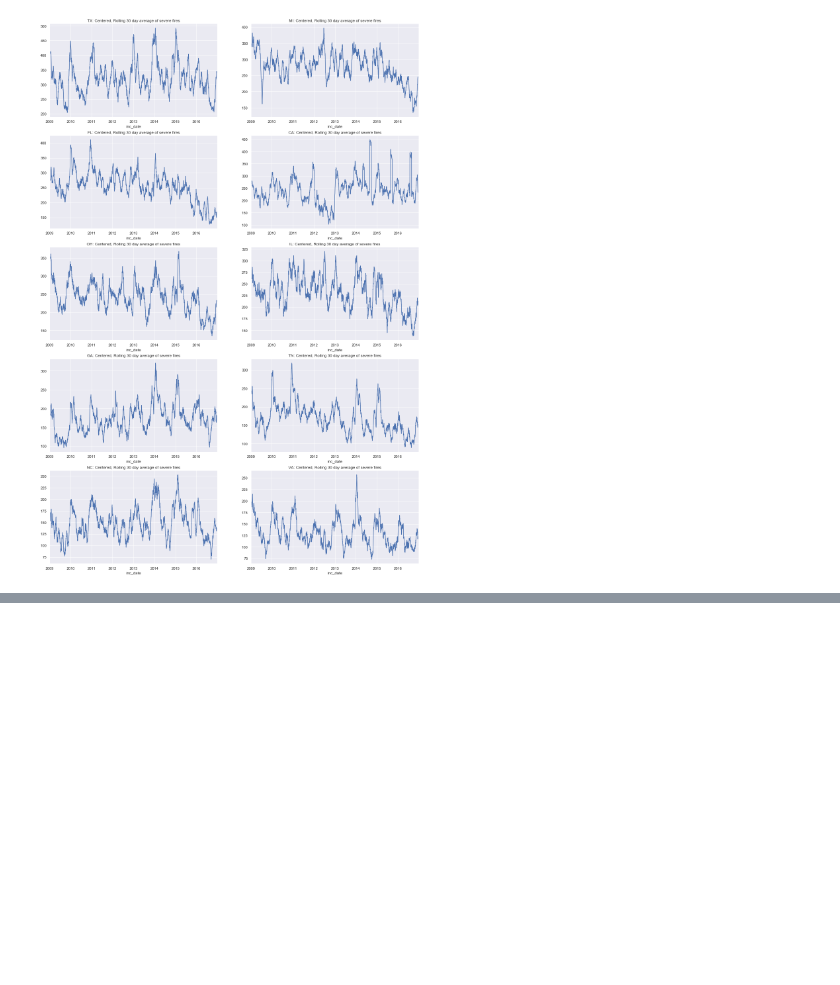
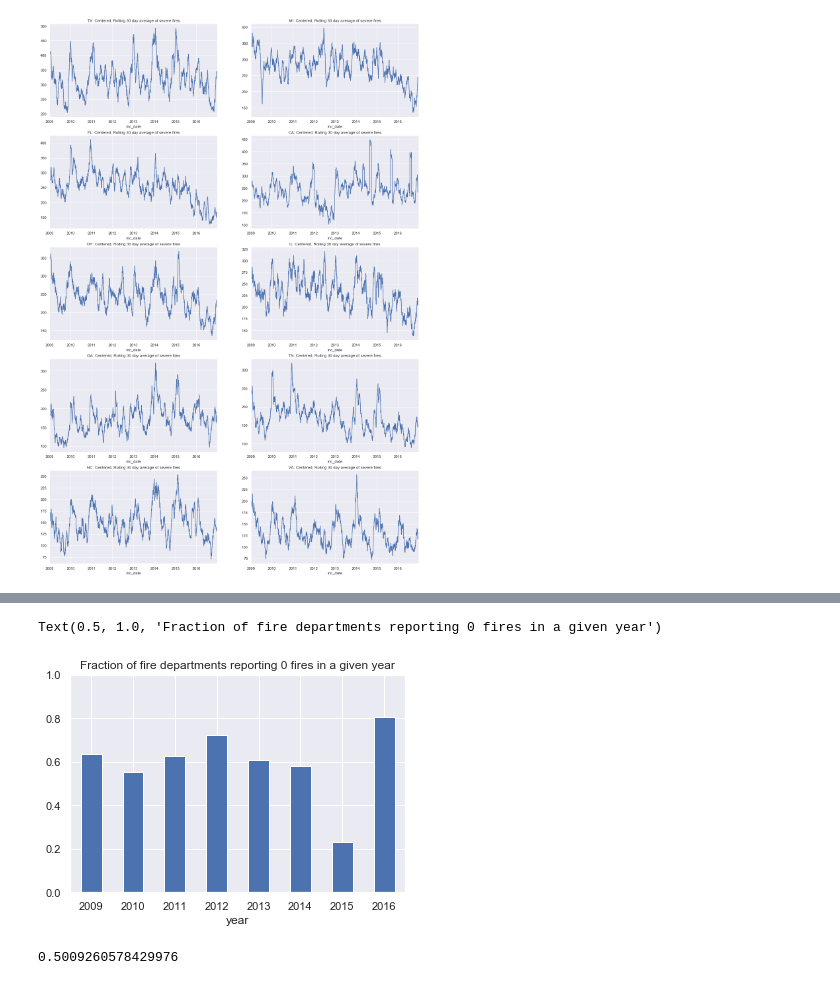
Before and after one commit to DataKind-DC/rcp2, a Jupyter notebook: notebooks/thw_EDA_nfirs_svi_data.ipynb, the cells around one changed output, grey strips where cells are left out. Saved outputs shown, nothing was run; the diff lists cells and outputs as text; code cells hidden in the pictures; blank space fills up the shorter version.

Commit message:
added more EDA, fire dept analysis, SVI correlations

```diff
--- a/notebooks/thw_EDA_nfirs_svi_data.ipynb
+++ b/notebooks/thw_EDA_nfirs_svi_data.ipynb
@@ -311,0 +370,3 @@ for state,ax in zip(top_10_states,fig.axes):
+# %%
+# join on st_fdid
+nfirs = nfirs.merge(fire_depts[['st_fdid','Unique ID']].drop_duplicates(subset=['st_fdid']),how='left',on='st_fdid',validate='many_to_one')
@@ -311,0 +380,15 @@ for state,ax in zip(top_10_states,fig.axes):
+# %%
+# Zero-pad the fdid numbers to the correct length. The FDID manual suggests that this should be used
+nfirs['fdid2'] = nfirs['fdid'].str.zfill(5)
+nfirs['st_fdid2'] = nfirs['state'] + nfirs['fdid2']
+
+# Frequency table
+nfirs_fdid = pd.crosstab(nfirs['st_fdid2'],[nfirs['year'],nfirs['severe_fire']])
+
+# Add tot_fires columns
+for year in [2009,2010,2011,2012,2013,2014,2015,2016]:
+    nfirs_fdid[(year,'tot_fires')] = nfirs_fdid[(year,'not_sev_fire')] + nfirs_fdid[(year,'sev_fire')]
+nfirs_fdid = nfirs_fdid[sorted(nfirs_fdid.columns)]
+
+# column list to use
+year_tot_fires_cols = [(year, 'tot_fires') for year in [2009,2010,2011,2012,2013,2014,2015,2016]]
@@ -311,0 +437,2 @@ for state,ax in zip(top_10_states,fig.axes):
+# %%
+nfirs_fdid['sum_tot_fires'] = nfirs_fdid[year_tot_fires_cols].sum(axis=1)
@@ -311,0 +458,9 @@ for state,ax in zip(top_10_states,fig.axes):
+# %%
+# The number of fire departments reporting 0 total fires each year
+no_fire_fdids = pd.DataFrame((nfirs_fdid[year_tot_fires_cols] == 0).sum())
+
+no_fire_fdids = no_fire_fdids.reset_index().set_index('year').drop('severe_fire',axis=1)
+
+no_fire_fdids.columns = ['depts_with_0_fires']
+
+no_fire_fdids['fraction_with_0_fires'] = no_fire_fdids['depts_with_0_fires'] / nfirs_fdid.shape[0]
@@ -311,0 +480,14 @@ for state,ax in zip(top_10_states,fig.axes):
+# %%
+fig,ax = plt.subplots()
+no_fire_fdids['fraction_with_0_fires'].plot.bar(ax=ax,rot=0)
+ax.set_ylim((0,1))
+ax.set_title('Fraction of fire departments reporting 0 fires in a given year')
+# %% [output]
+Text(0.5, 1.0, 'Fraction of fire departments reporting 0 fires in a given year')
+[figure, added]
+# %%
+# The fraction of fire departments which reported fewer than 10 fires during the whole time period. This suggests that a large
+# fraction of the fire departments are smaller & deal with a small amount of fires over time.
+(nfirs_fdid['sum_tot_fires'] < 10).sum() / nfirs_fdid.shape[0]
+# %% [output]
+0.5009260578429976
```
Also changed, not shown: parts of 73 cells of this notebook.
